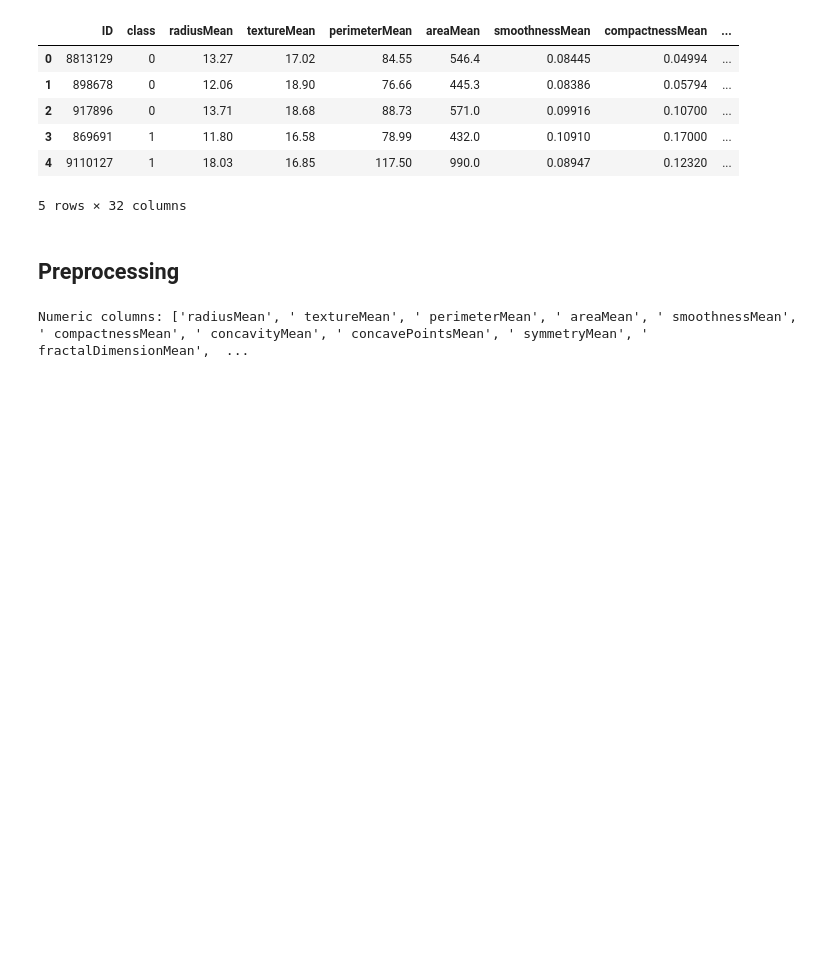
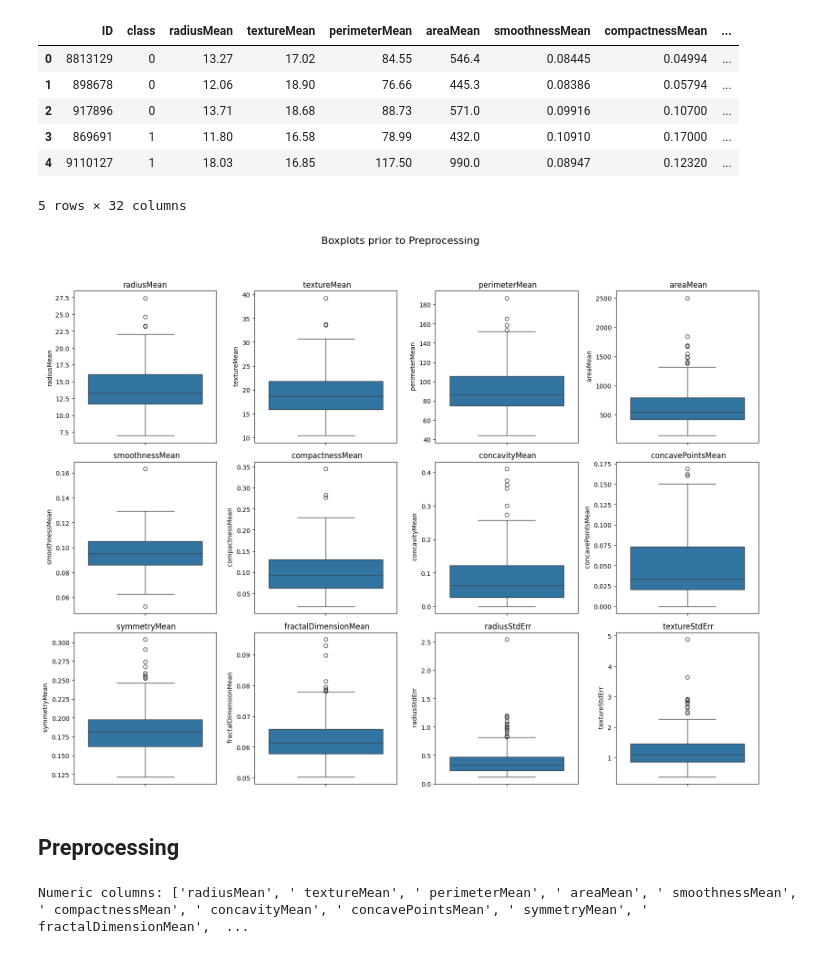
Before and after one commit to emmabachura/Machine-Learning, a Jupyter notebook: src/breast-cancer/breast-cancer-preprocessing-1.ipynb, the cells around one changed output. Cells and saved outputs as stored; diff of their text form; code cells hidden in the pictures; blank space fills up the shorter version.

Commit message:
Boxplots

```diff
--- a/src/breast-cancer/breast-cancer-preprocessing-1.ipynb
+++ b/src/breast-cancer/breast-cancer-preprocessing-1.ipynb
@@ -97,6 +97,24 @@ target = "class"
 
 X_train = df_train.drop(columns=[target])
 y_train = df_train[target]
+# %%
+import seaborn as sns
+import matplotlib.pyplot as plt
+
+
+numeric_cols = df_train.select_dtypes(include=['float64', 'int64']).columns
+features_to_plot = [col for col in numeric_cols if col not in ['ID', 'class']][:12]
+
+plt.figure(figsize=(16, 12))
+plt.suptitle("Boxplots prior to Preprocessing", fontsize=16, y=1.02)
+for i, col in enumerate(features_to_plot):
+    plt.subplot(3, 4, i+1)
+    sns.boxplot(y=df_train[col])
+    plt.title(col)
+plt.tight_layout(rect=[0, 0, 1, 0.98])
+plt.show()
+# %% [output]
+[figure, added]
 # %% [markdown]
 ## Preprocessing
 # %%
```
Also changed, not shown: parts of 1 cell of this notebook, 4 other files.
